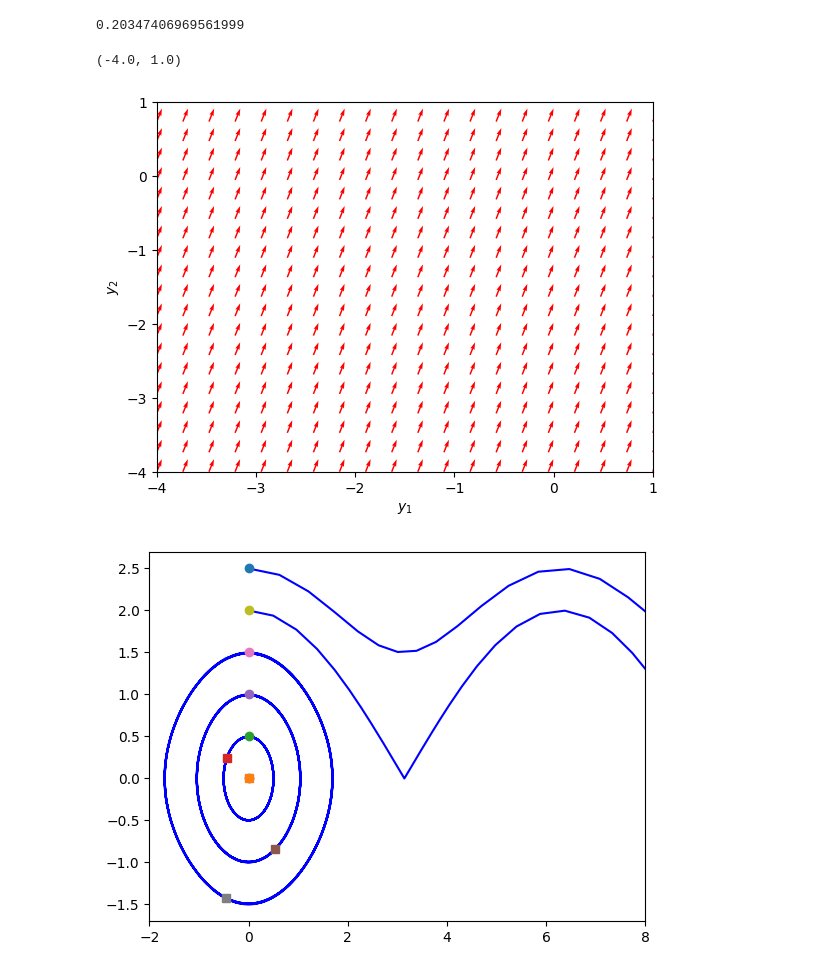
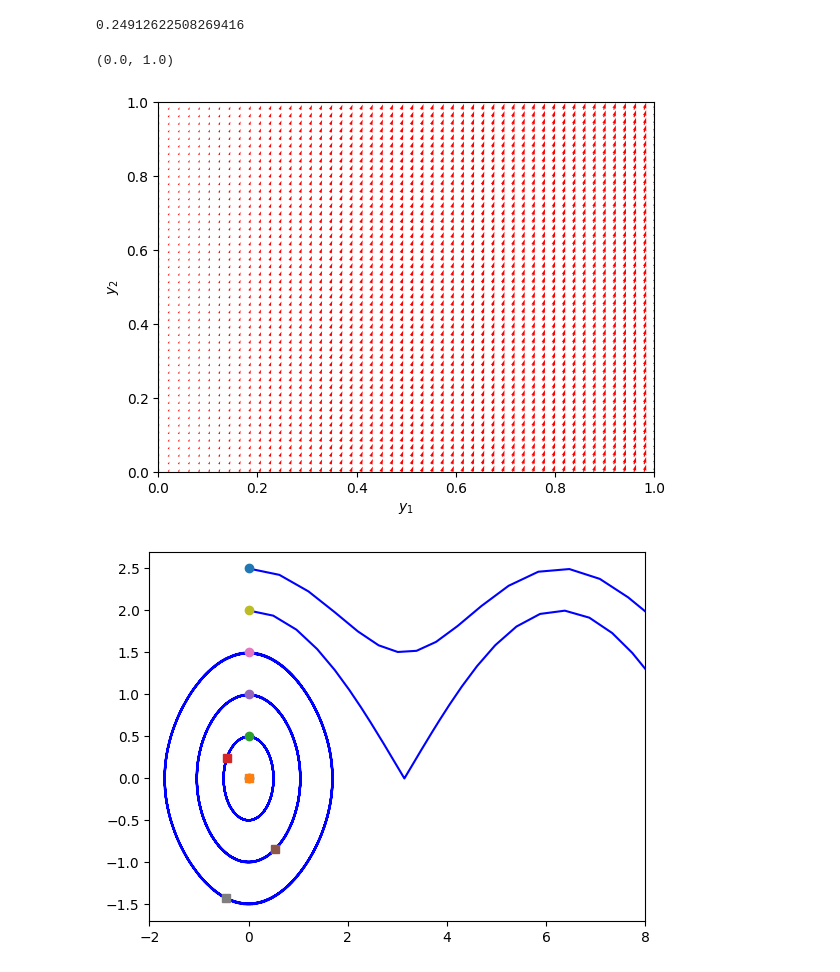
Before and after one commit to joaovictorbo/EDO-SISTEM-SOLVER, a Jupyter notebook: view.ipynb, the cells around one changed output. Saved outputs shown, nothing was run; the diff lists cells and outputs as text; code cells hidden in the pictures.

```diff
--- a/view.ipynb
+++ b/view.ipynb
@@ -165,7 +165,7 @@ c0 = 0.5
 y0 = [u0, v0, c0] # insert initial values for u, v, and c here
 
 T = 10 # insert value for T here
-N = 1000 # insert value for N here
+N = 100 # insert value for N here
 # Set the time points at which to solve the system
 t = np.linspace(0, T, N) # insert values for T and N here
 
@@ -249,40 +249,40 @@ fig_uv.show()
 # %%
 import numpy as np
 import matplotlib.pyplot as plt
-print(sol[10][0])
+print(sol[99][0])
 def f(Y, t):
     y1, y2 = Y
     return [y2, -np.sin(y1)]
 
-y1 = np.linspace(-4.0, 1.0, 20)
-y2 = np.linspace(-4.0, 1.0, 20)
+y1 = np.linspace(0, 1, 20)
+y2 = np.linspace(0, 1, 20)
 
 Y1, Y2 = np.meshgrid(y1, y2)
 
 t = 0
 
 u, v = np.zeros(Y1.shape), np.zeros(Y2.shape)
 
 NI, NJ = Y1.shape
 
 for i in range(NI):
     for j in range(NJ):
         x = Y1[i, j]
         y = Y2[i, j]
-        u[i,j] = sol[i][0]
-        v[i,j] = sol[i][1]
+        u[i,j] = sol[j][0]
+        v[i,j] = sol[j][1]
 
 
 Q = plt.quiver(Y1, Y2, u, v, color='r')
 
 plt.xlabel('$y_1$')
 plt.ylabel('$y_2$')
-plt.xlim([-4, 1])
-plt.ylim([-4, 1])
+plt.xlim([0, 1])
+plt.ylim([0, 1])
 # %% [output]
-0.20347406969561999
+0.24912622508269416
-(-4.0, 1.0)
+(0.0, 1.0)
-[figure, old version]
+[figure, new version]
 # %%
 from scipy.integrate import odeint
 
```
Also changed, not shown: 1 other file.
